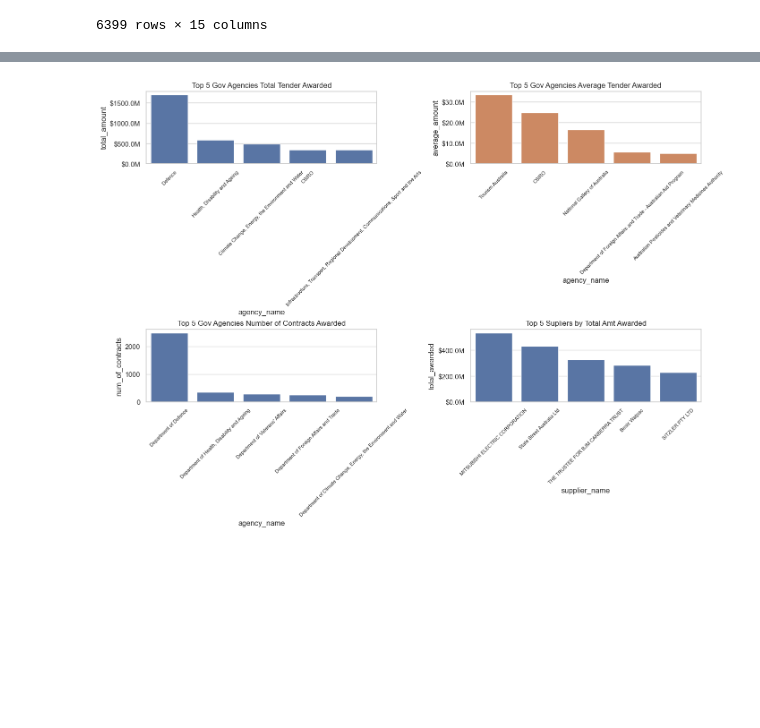
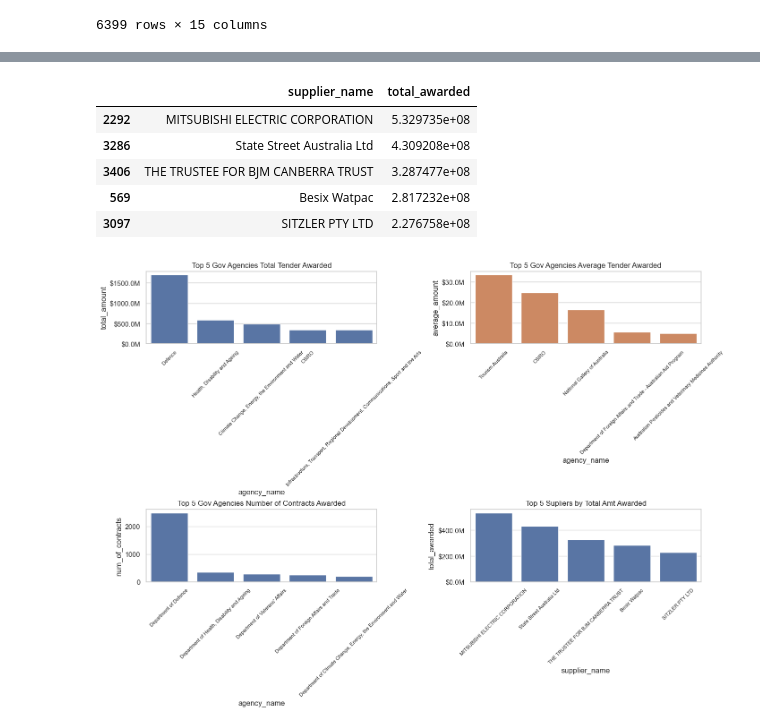
Before and after one commit to ShaunVN/Project_AusTender, a Jupyter notebook: src/source_code.ipynb, the cells around one changed output, grey strips where cells are left out. Cells and saved outputs as stored; diff of their text form; code cells hidden in the pictures; blank space fills up the shorter version.

```diff
--- a/src/source_code.ipynb
+++ b/src/source_code.ipynb
@@ -231,3 +258,12 @@ top_5Suppliers = (austender_df.groupby(
+# %%
+top_5Suppliers
+# %% [output]
+|  | supplier_name | total_awarded |
+| 2292 | MITSUBISHI ELECTRIC CORPORATION | 5.329735e+08 |
+| 3286 | State Street Australia Ltd | 4.309208e+08 |
+| 3406 | THE TRUSTEE FOR BJM CANBERRA TRUST | 3.287477e+08 |
+| 569 | Besix Watpac | 2.817232e+08 |
+| 3097 | SITZLER PTY LTD | 2.276758e+08 |
 # %%
 from networkx import constraint
 import seaborn as sns
```
Also changed, not shown: parts of 4 cells of this notebook.
